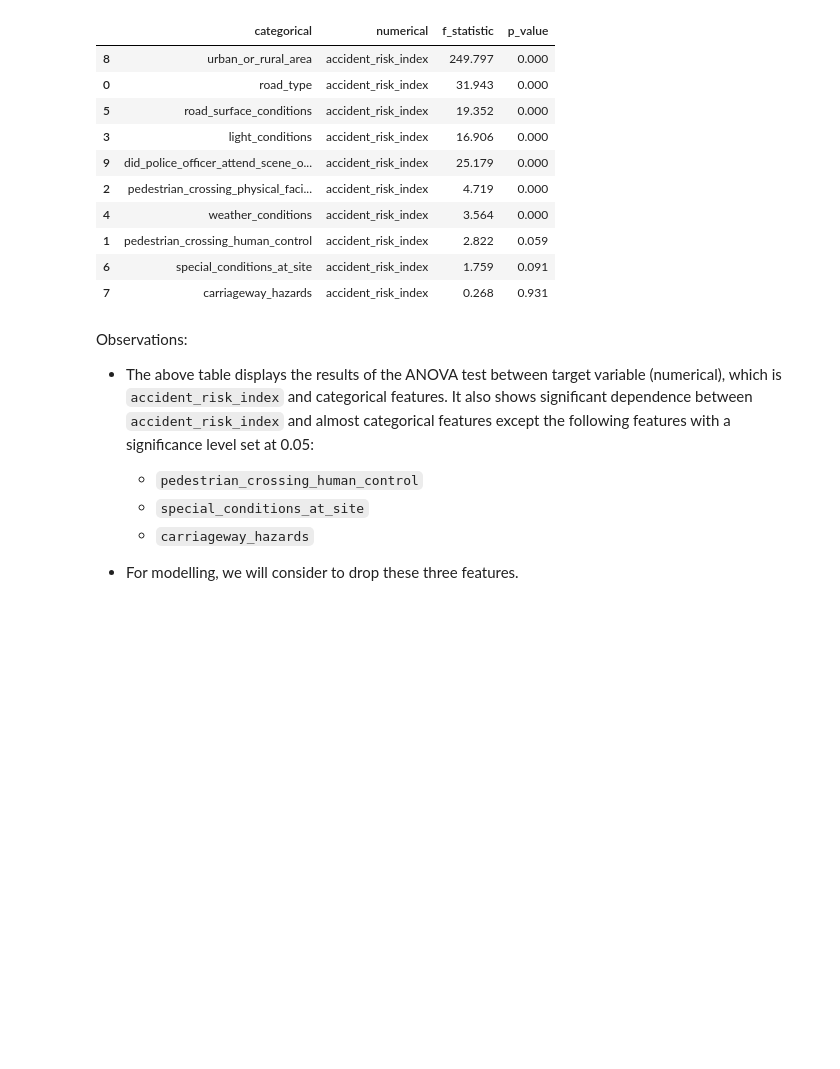
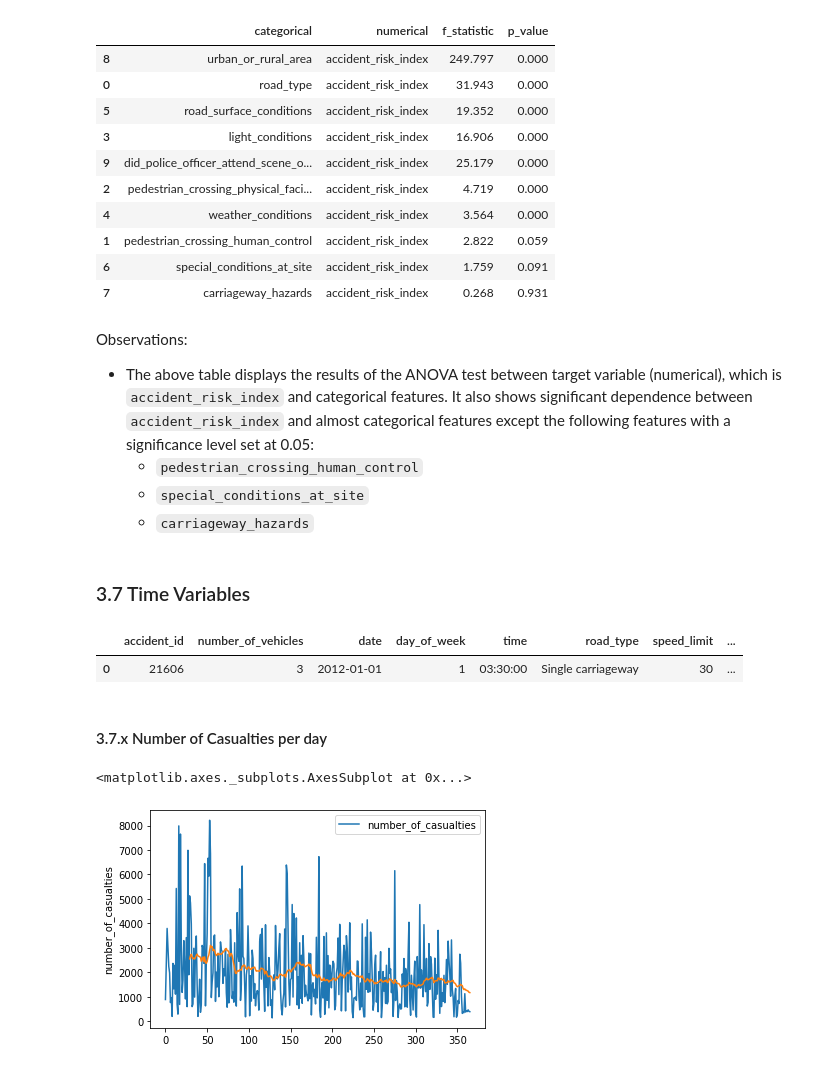
Before and after one commit to irfan-fadhlurrahman/accident-risk-scoring, a Jupyter notebook: notebooks/exploration.ipynb, the cells around one changed output. Drawn from its saved outputs; the diff is of its cells as text; code cells hidden in the pictures; blank space fills up the shorter version.

```diff
--- a/notebooks/exploration.ipynb
+++ b/notebooks/exploration.ipynb
@@ -598,5 +598,22 @@ Observations:
     * `pedestrian_crossing_human_control`
     * `special_conditions_at_site`
     * `carriageway_hazards`
-
-* For modelling, we will consider to drop these three features.
+# %% [markdown]
+### 3.7 Time Variables
+# %%
+full_train = pd.read_csv(f"{path}sorted_train.csv")
+full_train.head(1)
+# %% [output]
+|  | accident_id | number_of_vehicles | date | day_of_week | time | road_type | speed_limit | ... |
+| 0 | 21606 | 3 | 2012-01-01 | 1 | 03:30:00 | Single carriageway | 30 | ... |
+# %% [markdown]
+#### 3.7.x Number of Casualties per day
+# %%
+data = full_train.groupby('day_of_year').sum().reset_index()[['number_of_casualties']]
+moving_avg = data.rolling(30).mean()['number_of_casualties']
+
+sns.lineplot(data=data)
+sns.lineplot(data=moving_avg)
+# %% [output]
+<matplotlib.axes._subplots.AxesSubplot at 0x...>
+[figure, added]
```
Also changed, not shown: parts of 2 cells of this notebook.
